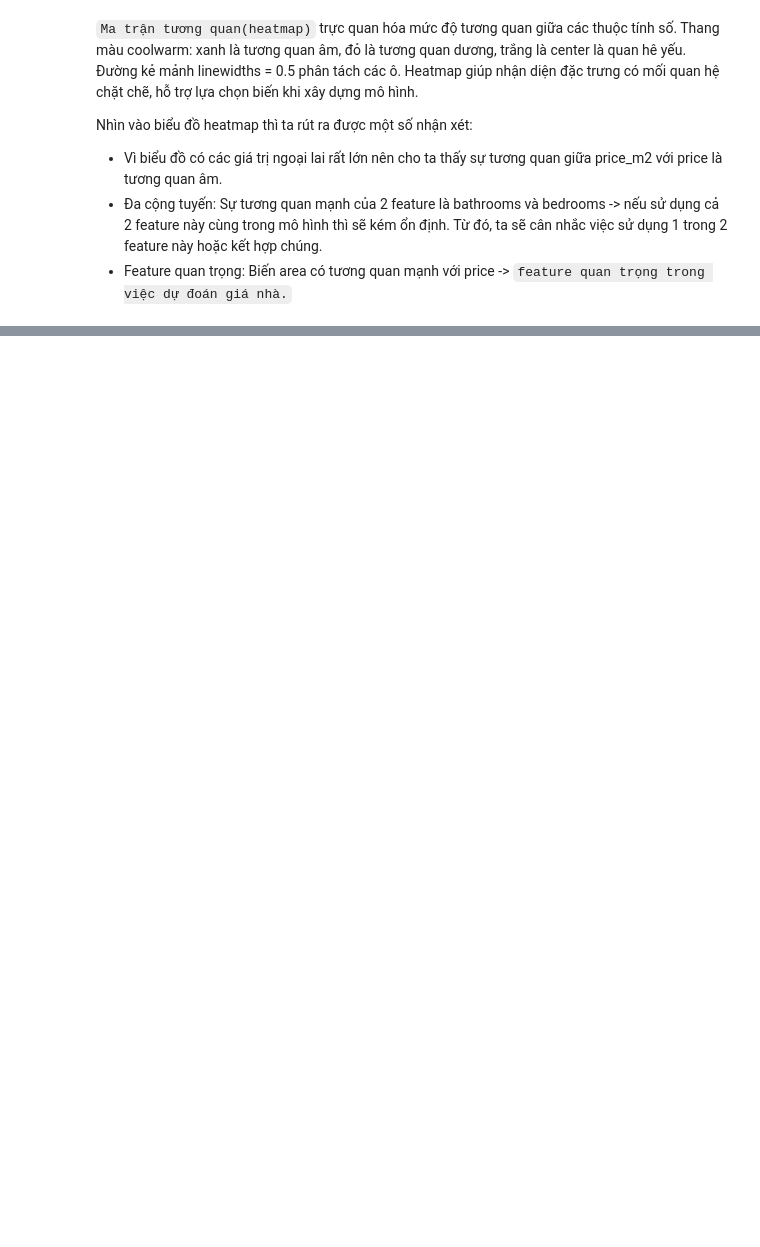
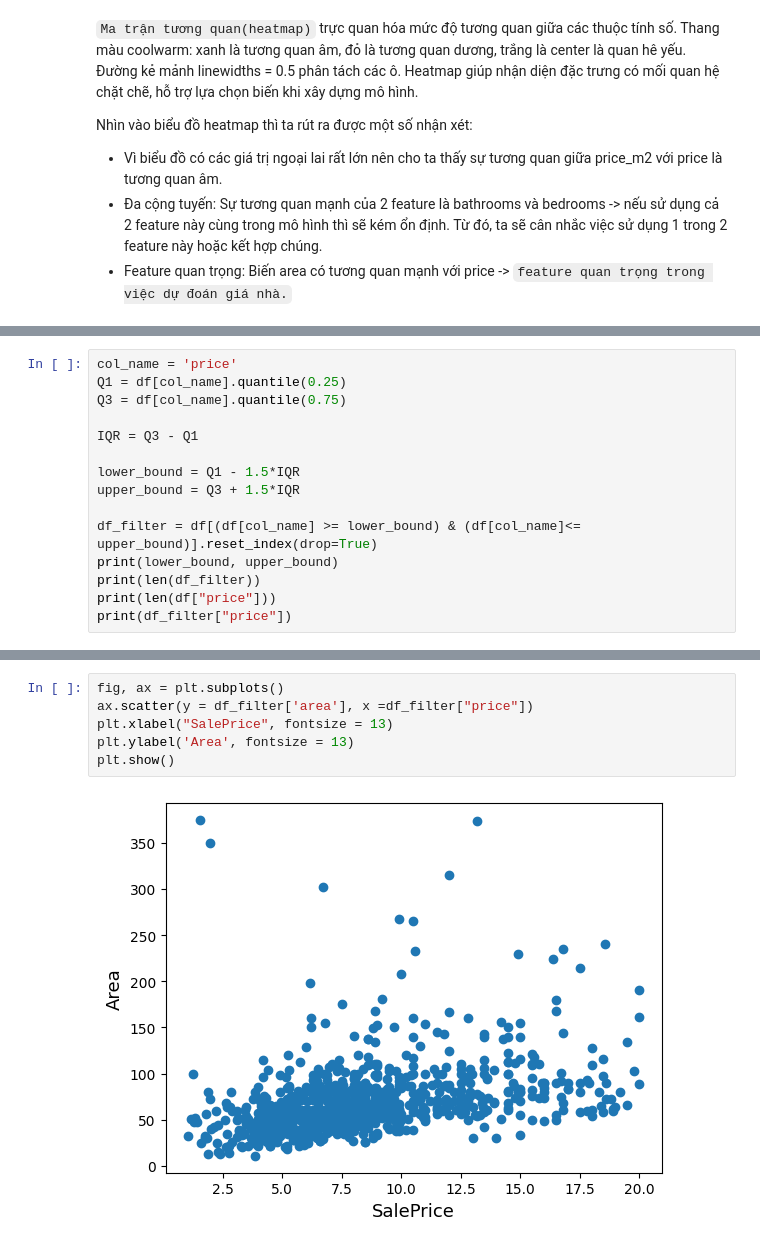
Before and after one commit to GrayNguyen-Data/HousePricePrediction, a Jupyter notebook: src/exploratory_data_analysis/EDA.ipynb, the cells around one changed output, grey strips where cells are left out. Drawn from its saved outputs; the diff is of its cells as text; blank space fills up the shorter version.

```diff
--- a/src/exploratory_data_analysis/EDA.ipynb
+++ b/src/exploratory_data_analysis/EDA.ipynb
@@ -338,0 +390,15 @@ Nhìn vào biểu đồ heatmap thì ta rút ra được một số nhận xét:
+# %%
+col_name = 'price'
+Q1 = df[col_name].quantile(0.25)
+Q3 = df[col_name].quantile(0.75)
+
+IQR = Q3 - Q1
+
+lower_bound = Q1 - 1.5*IQR
+upper_bound = Q3 + 1.5*IQR
+
+df_filter = df[(df[col_name] >= lower_bound) & (df[col_name]<= upper_bound)].reset_index(drop=True)
+print(lower_bound, upper_bound)
+print(len(df_filter))
+print(len(df["price"]))
+print(df_filter["price"])
@@ -338,0 +440,8 @@ Nhìn vào biểu đồ heatmap thì ta rút ra được một số nhận xét:
+# %%
+fig, ax = plt.subplots()
+ax.scatter(y = df_filter['area'], x =df_filter["price"])
+plt.xlabel("SalePrice", fontsize = 13)
+plt.ylabel('Area', fontsize = 13)
+plt.show()
+# %% [output]
+[figure, added]
```
Also changed, not shown: parts of 24 cells of this notebook, 2 other files.
